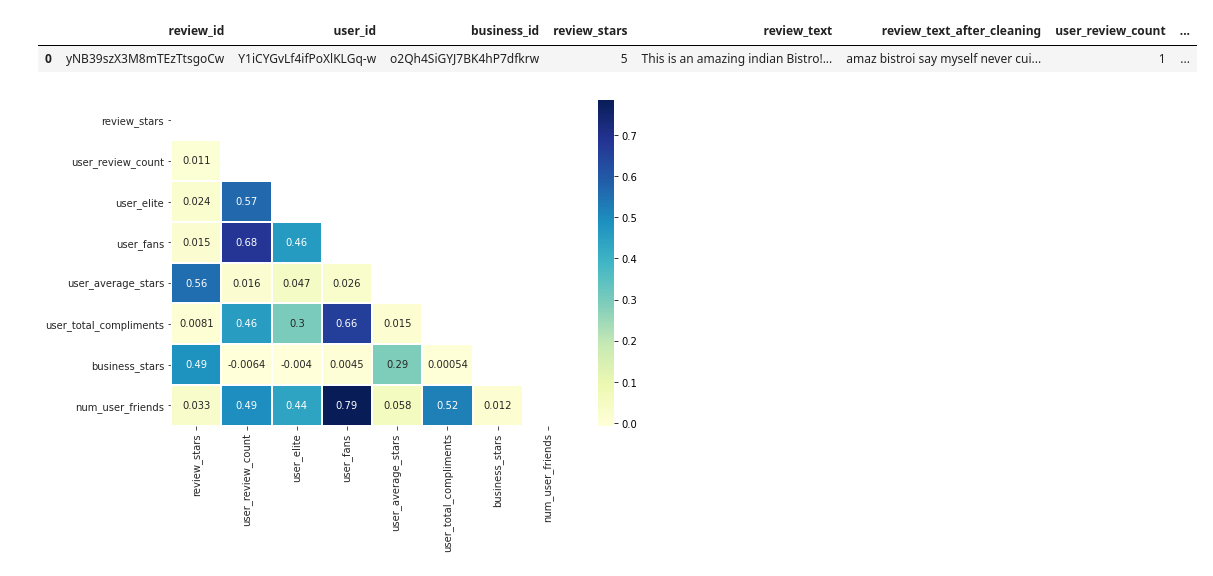
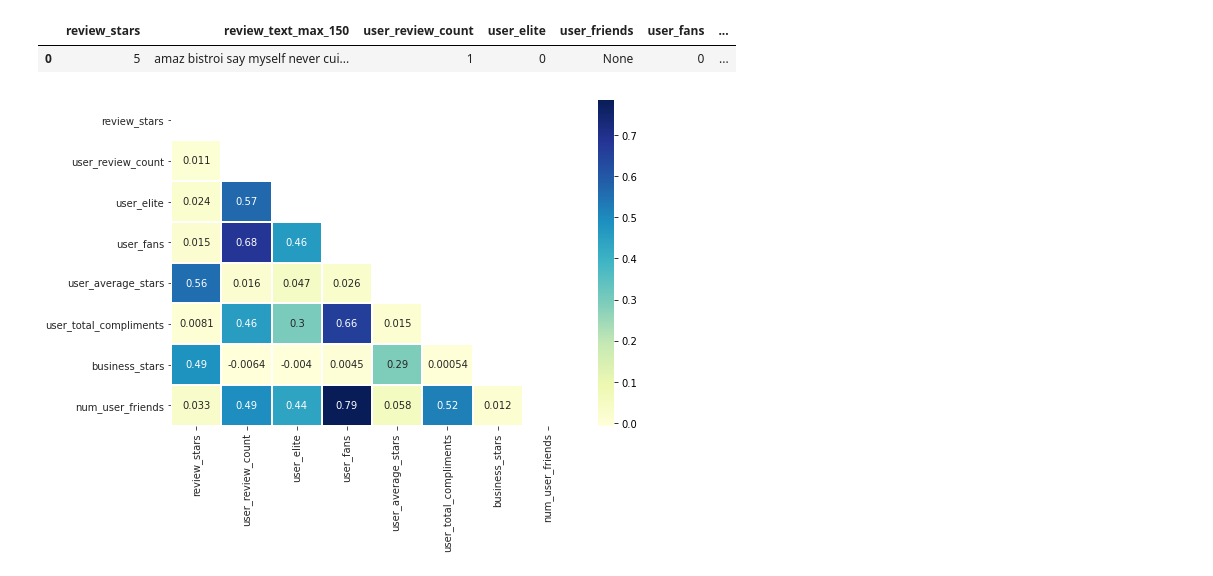
Before and after one commit to FishWith7sMemory/MAST30034-ADS-GroupProj, a Jupyter notebook: Regression.ipynb, the cells around one changed output. Saved outputs shown, nothing was run; the diff lists cells and outputs as text; code cells hidden in the pictures.

```diff
--- a/Regression.ipynb
+++ b/Regression.ipynb
@@ -6,9 +6,9 @@ from sklearn.linear_model import SGDRegressor
 from sklearn.ensemble import RandomForestRegressor
 from sklearn.model_selection import GridSearchCV
 # %%
-df = pd.read_csv("data/yelp_academic_dataset_sample005_filter.csv")
+df = pd.read_csv("data/yelp_academic_dataset_final.csv")
 df.head(1)
 # %% [output]
-|  | review_id | user_id | business_id | review_stars | review_text | review_text_after_cleaning | user_review_count | ... |
-| 0 | yNB39szX3M8mTEzTtsgoCw | Y1iCYGvLf4ifPoXlKLGq-w | o2Qh4SiGYJ7BK4hP7dfkrw | 5 | This is an amazing indian Bistro!... | amaz bistroi say myself never cui... | 1 | ... |
+|  | review_stars | review_text_max_150 | user_review_count | user_elite | user_friends | user_fans | ... |
+| 0 | 5 | amaz bistroi say myself never cui... | 1 | 0 | None | 0 | ... |
 # %%
```
Also changed, not shown: parts of 9 cells of this notebook, 1 other file.
